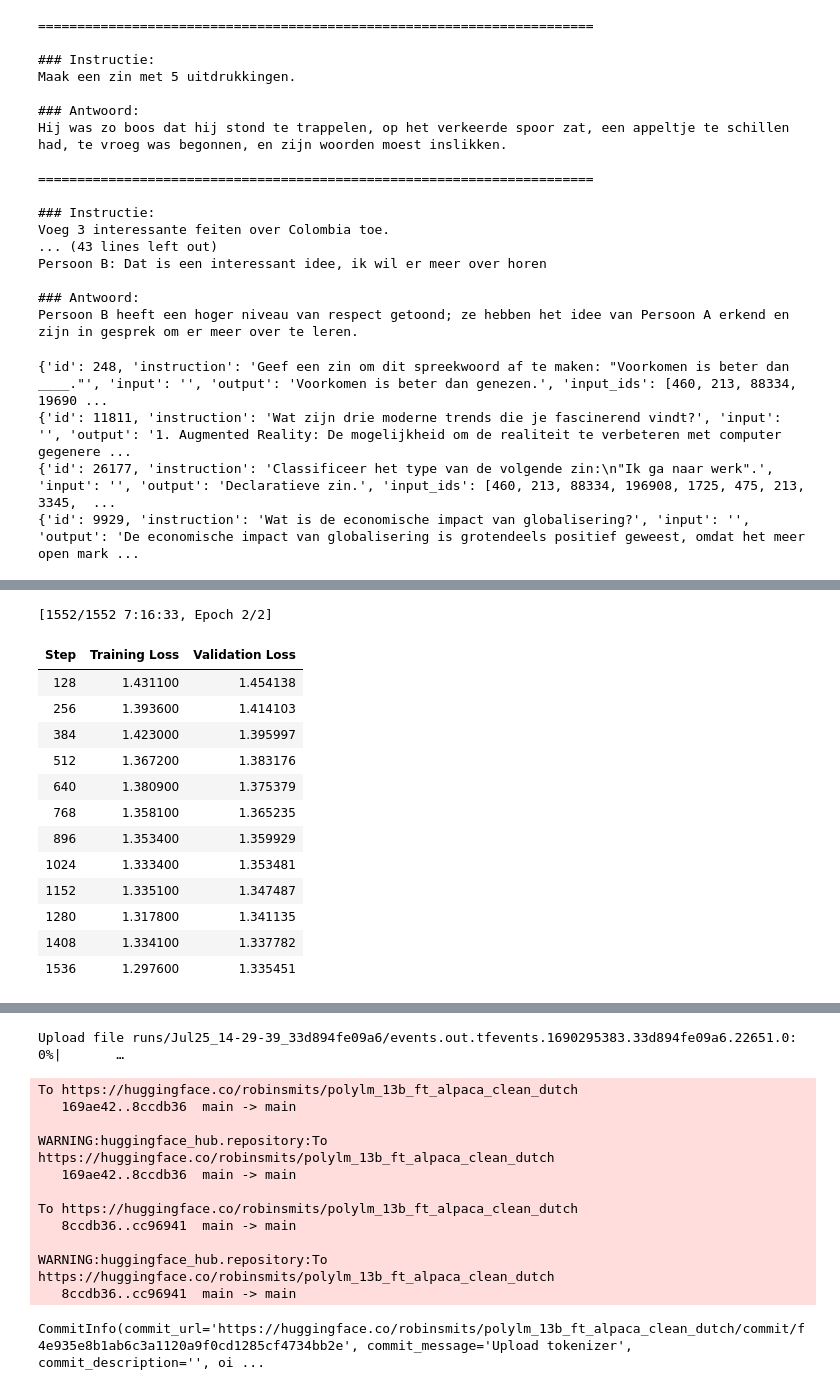
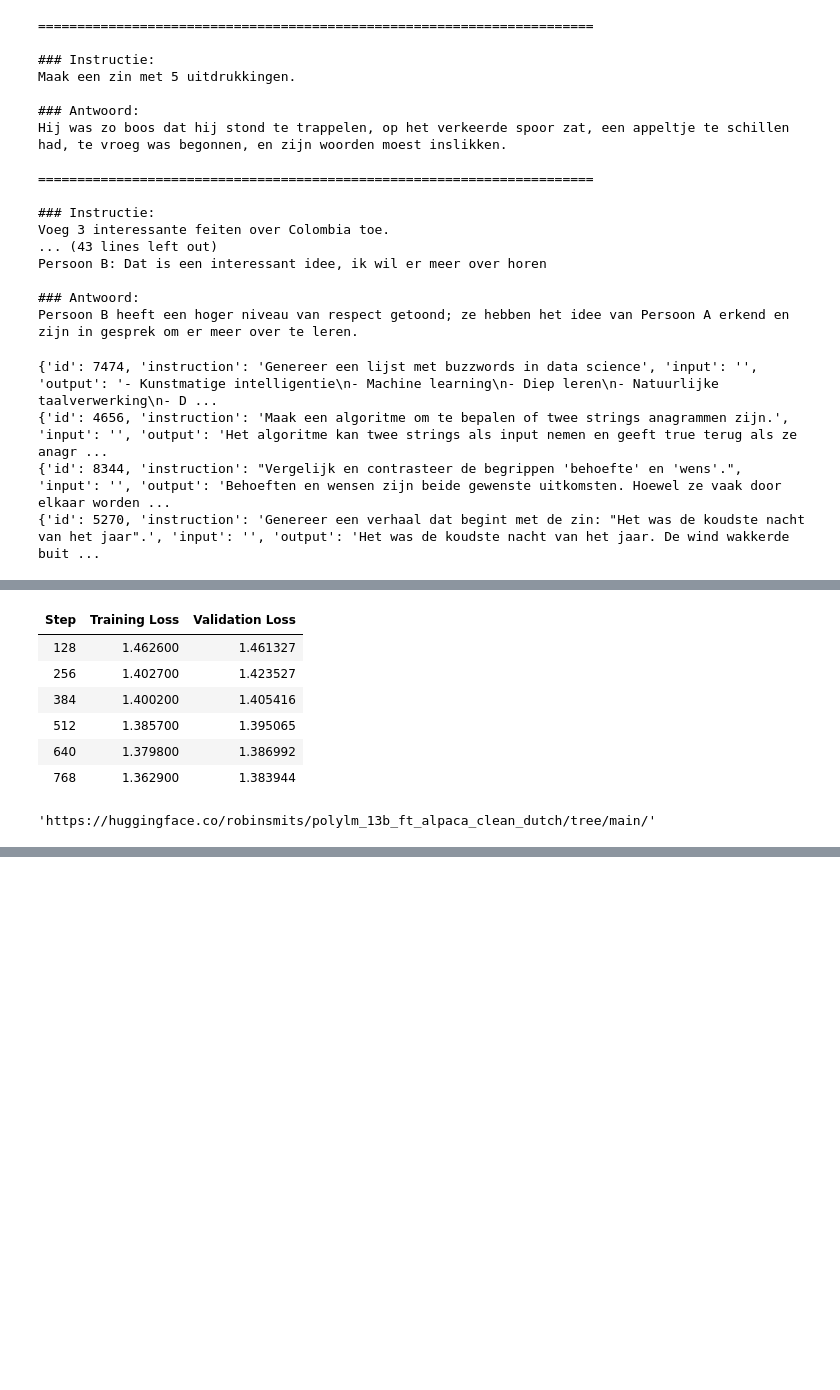
Before and after one commit to RobinSmits/Dutch-LLMs, a Jupyter notebook: PolyLM_13B_Alpaca_Clean_Dutch_Qlora.ipynb, the cells around one changed output, grey strips where cells are left out. Saved outputs shown, nothing was run; the diff lists cells and outputs as text; code cells hidden in the pictures; blank space fills up the shorter version.

Commit message:
Retrained model on Google Colaboratory

```diff
--- a/PolyLM_13B_Alpaca_Clean_Dutch_Qlora.ipynb
+++ b/PolyLM_13B_Alpaca_Clean_Dutch_Qlora.ipynb
@@ -34,7 +35,7 @@ notebook_login()
 VBox(children=(HTML(value='<center> <img\nsrc=https://huggingface.co/front/assets/huggingface_logo-noborder.sv…
 # %%
 # Set Name Constants
-model_name = 'DAMO-NLP-MT/polylm-13b'
+model_name = 'DAMO-NLP-MT/polylm-13b-fine-grained-shards'
 hf_model_name = 'polylm_13b_ft_alpaca_clean_dutch'
 # %%
 # Create Tokenizer
@@ -258,10 +266,10 @@ for index, item in enumerate(train_data):
     if index > 2:
         break
 # %% [output]
-{'id': 248, 'instruction': 'Geef een zin om dit spreekwoord af te maken: "Voorkomen is beter dan ____."', 'input': '', 'output': 'Voorkomen is beter dan genezen.', 'input_ids': [460, 213, 88334, 19690 ...
-{'id': 11811, 'instruction': 'Wat zijn drie moderne trends die je fascinerend vindt?', 'input': '', 'output': '1. Augmented Reality: De mogelijkheid om de realiteit te verbeteren met computer gegenere ...
-{'id': 26177, 'instruction': 'Classificeer het type van de volgende zin:\n"Ik ga naar werk".', 'input': '', 'output': 'Declaratieve zin.', 'input_ids': [460, 213, 88334, 196908, 1725, 475, 213, 3345,  ...
-{'id': 9929, 'instruction': 'Wat is de economische impact van globalisering?', 'input': '', 'output': 'De economische impact van globalisering is grotendeels positief geweest, omdat het meer open mark ...
+{'id': 7474, 'instruction': 'Genereer een lijst met buzzwords in data science', 'input': '', 'output': '- Kunstmatige intelligentie\n- Machine learning\n- Diep leren\n- Natuurlijke taalverwerking\n- D ...
+{'id': 4656, 'instruction': 'Maak een algoritme om te bepalen of twee strings anagrammen zijn.', 'input': '', 'output': 'Het algoritme kan twee strings als input nemen en geeft true terug als ze anagr ...
+{'id': 8344, 'instruction': "Vergelijk en contrasteer de begrippen 'behoefte' en 'wens'.", 'input': '', 'output': 'Behoeften en wensen zijn beide gewenste uitkomsten. Hoewel ze vaak door elkaar worden ...
+{'id': 5270, 'instruction': 'Genereer een verhaal dat begint met de zin: "Het was de koudste nacht van het jaar".', 'input': '', 'output': 'Het was de koudste nacht van het jaar. De wind wakkerde buit ...
 # %%
 # Set Steps
 eval_steps = 128
@@ -271,22 +279,22 @@ logging_steps = 16
 trainer = transformers.Trainer(model = model,
                                train_dataset = train_data,
                                eval_dataset = val_data,
-                               args = transformers.TrainingArguments(num_train_epochs = 2,
-                                                                     learning_rate = 2.0e-5,
+                               args = transformers.TrainingArguments(num_train_epochs = 1,
+                                                                     learning_rate = 5.0e-5,
                                                                      evaluation_strategy = "steps",
                                                                      logging_steps = logging_steps,
                                                                      save_strategy = "epoch",
                                                                      eval_steps = eval_steps,
-                                                                     save_total_limit = 3,
-                                                                     per_device_train_batch_size = 8,
+                                                                     save_total_limit = 1,
+                                                                     per_device_train_batch_size = 4,
                                                                      per_device_eval_batch_size = 8,
-                                                                     gradient_accumulation_steps = 8,
+                                                                     gradient_accumulation_steps = 16,
                                                                      warmup_steps = 64,
                                                                      bf16 = True,
                                                                      output_dir = hf_model_name,
                                                                      hub_model_id = hf_model_name,
                                                                      push_to_hub = True,
-                                                                     hub_private_repo = True,
+                                                                     hub_private_repo = False,
                                                                      optim = "paged_adamw_8bit",
                                                                      report_to = "tensorboard"),
                                data_collator = transformers.DataCollatorForLanguageModeling(tokenizer,
@@ -297,7 +305,4 @@ trainer.train()
 
 # Push model to hub
 trainer.push_to_hub()
-
-# Push tokenizer to hub
-tokenizer.push_to_hub(hf_model_name)
 # %% [output]
@@ -306,14 +310,8 @@ WARNING:huggingface_hub.repository:/content/polylm_13b_ft_alpaca_clean_dutch is
+| Step | Training Loss | Validation Loss |
+| 128 | 1.462600 | 1.461327 |
+| 256 | 1.402700 | 1.423527 |
+| 384 | 1.400200 | 1.405416 |
+| 512 | 1.385700 | 1.395065 |
+| 640 | 1.379800 | 1.386992 |
+| 768 | 1.362900 | 1.383944 |
-[1552/1552 7:16:33, Epoch 2/2]
+'https://huggingface.co/robinsmits/polylm_13b_ft_alpaca_clean_dutch/tree/main/'
-| Step | Training Loss | Validation Loss |
-| 128 | 1.431100 | 1.454138 |
-| 256 | 1.393600 | 1.414103 |
-| 384 | 1.423000 | 1.395997 |
-| 512 | 1.367200 | 1.383176 |
-| 640 | 1.380900 | 1.375379 |
-| 768 | 1.358100 | 1.365235 |
-| 896 | 1.353400 | 1.359929 |
-| 1024 | 1.333400 | 1.353481 |
-| 1152 | 1.335100 | 1.347487 |
-| 1280 | 1.317800 | 1.341135 |
-| 1408 | 1.334100 | 1.337782 |
-| 1536 | 1.297600 | 1.335451 |
@@ -324,13 +317,0 @@ WARNING:huggingface_hub.repository:The progress bars may be unreliable.
-Upload file runs/Jul25_14-29-39_33d894fe09a6/events.out.tfevents.1690295383.33d894fe09a6.22651.0:   0%|       …
-To https://huggingface.co/robinsmits/polylm_13b_ft_alpaca_clean_dutch
-   169ae42..8ccdb36  main -> main
-
-WARNING:huggingface_hub.repository:To https://huggingface.co/robinsmits/polylm_13b_ft_alpaca_clean_dutch
-   169ae42..8ccdb36  main -> main
-
-To https://huggingface.co/robinsmits/polylm_13b_ft_alpaca_clean_dutch
-   8ccdb36..cc96941  main -> main
-
-WARNING:huggingface_hub.repository:To https://huggingface.co/robinsmits/polylm_13b_ft_alpaca_clean_dutch
-   8ccdb36..cc96941  main -> main
-CommitInfo(commit_url='https://huggingface.co/robinsmits/polylm_13b_ft_alpaca_clean_dutch/commit/f4e935e8b1ab6c3a1120a9f0cd1285cf4734bb2e', commit_message='Upload tokenizer', commit_description='', oi ...
```
Also changed, not shown: parts of 5 cells of this notebook.
